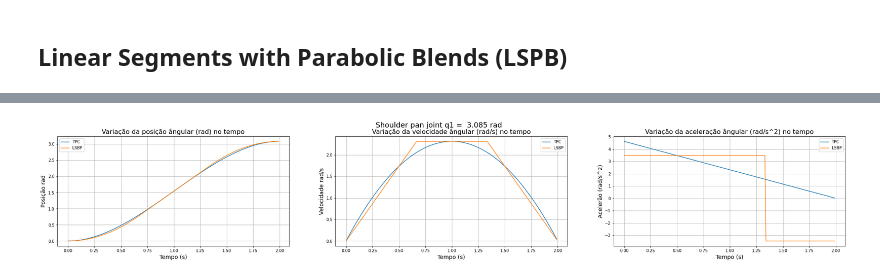
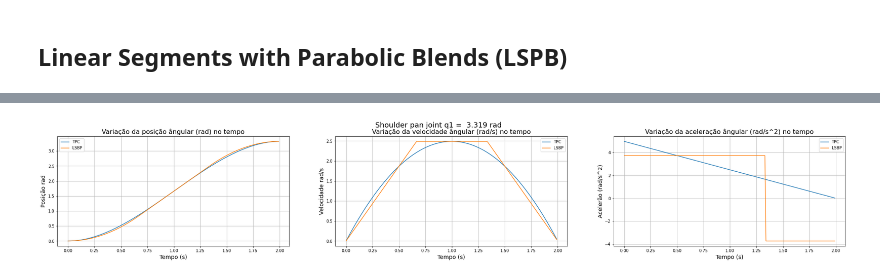
Before and after one commit to lismaroliveira1/ur5_robot_kinematics, a Jupyter notebook: controllers/ur5_main_controller/ur5_controller.ipynb, the cells around one changed output, grey strips where cells are left out. Drawn from its saved outputs; the diff is of its cells as text; code cells hidden in the pictures.

Commit message:
set tool position

```diff
--- a/controllers/ur5_main_controller/ur5_controller.ipynb
+++ b/controllers/ur5_main_controller/ur5_controller.ipynb
@@ -93,5 +92,4 @@ def forwardKinematic(angleJoint1, angleJoint2, angleJoint3, angleJoint4, angleJo
         tMatrix0_6 = np.dot(tMatrix0_6, tMatrix)
     return tMatrix0_6
 
-tMatrix = forwardKinematic(0,0,0,0,0,0)
-print(tMatrix)
+tMatrix = forwardKinematic(0,0,pi/2,0,0,0)
@@ -105,8 +106,8 @@ print(tMatrix)
 # %%
-def invKinematic(x, y, z):
+def invKinematic(x, y, z, toolPosition):
     results = []
     dh = dhParams(ur5)
-    rotation = np.array([[0, -1, 0],[0 , 0,-1],[-1, 0,0]])
+    rotation = setToolPosition('up')
     tMatrix = np.vstack((np.hstack((rotation, [[x],[y], [z]])), [0,0,0,1]))
     p0_5 = np.dot(tMatrix, np.array([[0], [0], [-ur5.joint6.distance], [1]]))
     p0_5x = p0_5[0][0]
@@ -149,5 +150,5 @@ def invKinematic(x, y, z):
         return angles
     return []
 
-angles = invKinematic(0.64, 0.4, 0.05)
+angles = invKinematic(0.64, 0.35, 0.00, 'up')
 # %% [output]
@@ -159,11 +160,11 @@ angles = invKinematic(0.64, 0.4, 0.05)
 # %% [markdown]
 ## Trajetórias polinomiais cúbicas
 # %%
-def createCPT(angles)
-    totalTime = 2
+totalTime = 2
+times = np.arange(0, totalTime, 0.01)
+def createCPT(angles):
     q0 = 0
     resultsTPC = []
-    times = np.arange(0, totalTime, 0.01)
     for joint in angles:
         qf = joint
         positions= []
@@ -185,11 +186,14 @@ def createCPT(angles)
                 'q0': q0,
                 }
             )
+    return resultsTPC
+resultsTPC = createCPT(angles)
 # %% [markdown]
 ## Linear Segments with Parabolic Blends (LSPB)
 # %%
 def createLSPB(angles):
     resultsLSPB = []
+    q0 = 0
     for joint in angles:
         qf = joint
         V = 1.5*(qf - q0)/totalTime
@@ -213,7 +217,6 @@ def createLSPB(angles):
                 positions.append(jointPosition)
                 velocitys.append(jointVelocity)
                 accelarations.append(joitAcceleration)
-
             else:
                 jointPosition = qf - alpha*(totalTime**2)/2 + alpha*totalTime*t - (alpha*(t**2))/2
                 jointVelocity = alpha*totalTime - alpha*t
@@ -230,33 +233,36 @@ def createLSPB(angles):
             'q0': q0,
             }
         )
-    for i in range(0,6):
-        print(i)
-        plt.figure(figsize=(35, 5))
-        plt.subplot(131)
-        plt.plot(times, resultsTPC[i]['positions'])
-        plt.plot(times, resultsLSPB[i]['positions'])
-        plt.legend(["TPC", "LSBP"])
-        plt.xlabel("Tempo (s)", fontsize=14)
-        plt.ylabel("Posição rad", fontsize=14)
-        plt.title("Variação da posição ângular (rad) no tempo", fontsize=16)
-        plt.grid(True)
-        plt.subplot(132)
-        plt.plot(times, resultsTPC[i]['velocitys'])
-        plt.plot(times, resultsLSPB[i]['velocitys'])
-        plt.legend(["TPC", "LSBP"])
-        plt.xlabel("Tempo (s)", fontsize=14)
-        plt.ylabel("Velocidade rad/s", fontsize=14)
-        plt.title("Variação da velocidade ângular (rad/s) no tempo", fontsize=16)
-        plt.grid(True)
-        plt.subplot(133)
-        plt.plot(times, resultsTPC[i]['acceletations'])
-        plt.plot(times, resultsLSPB[i]['acceletations'])
-        plt.legend(["TPC", "LSBP"])
-        plt.xlabel("Tempo (s)", fontsize=14)
-        plt.ylabel("Acelerão (rad/s^2)", fontsize=14)
-        plt.title("Variação da aceleração ângular (rad/s^2) no tempo", fontsize=16)
-        plt.suptitle(jointNames[i] + " q{0} =  {1} rad".format(i + 1,"%.3f" % resultsTPC[i]['qf']), fontsize=18)
-        plt.grid(True)
-        plt.show()
+    print(len(resultsLSPB))
+    return resultsLSPB
+resultsLSPB = createLSPB(angles)
+for i in range(0,6):
+    plt.figure(figsize=(35, 5))
+    plt.subplot(131)
+    plt.plot(times, resultsTPC[i]['positions'])
+    plt.plot(times, resultsLSPB[i]['positions'])
+    plt.legend(["TPC", "LSBP"])
+    plt.xlabel("Tempo (s)", fontsize=14)
+    plt.ylabel("Posição rad", fontsize=14)
+    plt.title("Variação da posição ângular (rad) no tempo", fontsize=16)
+    plt.grid(True)
+    plt.subplot(132)
+    plt.plot(times, resultsTPC[i]['velocitys'])
+    plt.plot(times, resultsLSPB[i]['velocitys'])
+    plt.legend(["TPC", "LSBP"])
+    plt.xlabel("Tempo (s)", fontsize=14)
+    plt.ylabel("Velocidade rad/s", fontsize=14)
+    plt.title("Variação da velocidade ângular (rad/s) no tempo", fontsize=16)
+    plt.grid(True)
+    plt.subplot(133)
+    plt.plot(times, resultsTPC[i]['acceletations'])
+    plt.plot(times, resultsLSPB[i]['acceletations'])
+    plt.legend(["TPC", "LSBP"])
+    plt.xlabel("Tempo (s)", fontsize=14)
+    plt.ylabel("Acelerão (rad/s^2)", fontsize=14)
+    plt.title("Variação da aceleração ângular (rad/s^2) no tempo", fontsize=16)
+    plt.suptitle(jointNames[i] + " q{0} =  {1} rad".format(i + 1,"%.3f" % resultsTPC[i]['qf']), fontsize=18)
+    plt.grid(True)
+    plt.show()
+lspb = createLSPB(angles)
 # %% [output]
@@ -264 +270 @@ def createLSPB(angles):
-[figure, old version]
+[figure, new version]
```
Also changed, not shown: parts of 7 cells of this notebook, 10 other files.
